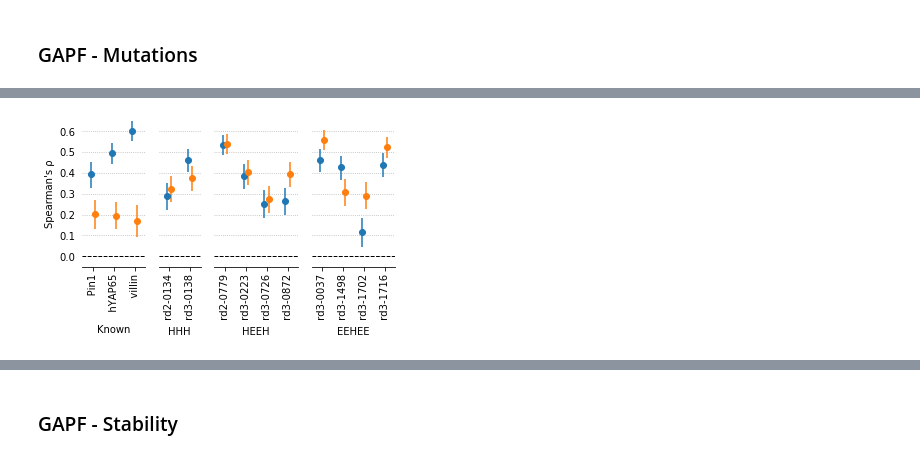
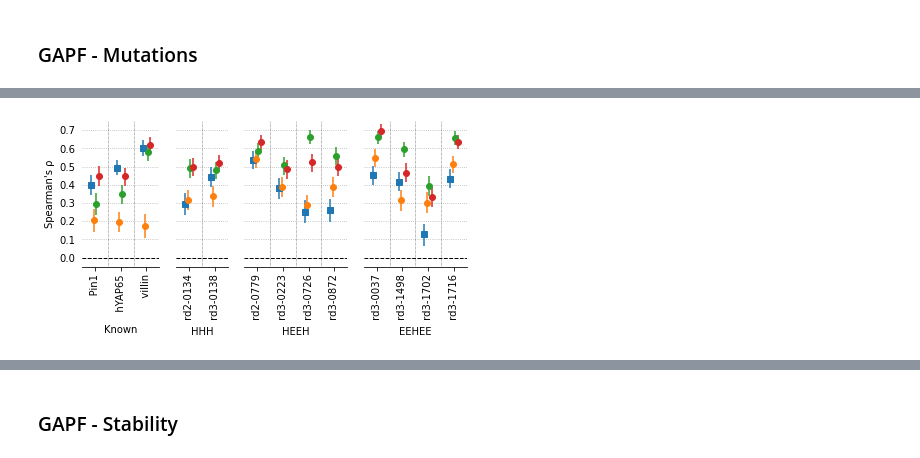
Before and after one commit to ostrokach/proteinsolver, a Jupyter notebook: notebooks/07_protein_analysis_figures.ipynb, the cells around one changed output, grey strips where cells are left out. Drawn from its saved outputs; the diff is of its cells as text; code cells hidden in the pictures.

```diff
--- a/notebooks/07_protein_analysis_figures.ipynb
+++ b/notebooks/07_protein_analysis_figures.ipynb
@@ -328,3 +675,3 @@ feature_to_name = {
 # %%
-protherm_correlations_df["label"] = protherm_correlations_df["feature"].map(feature_to_name)
+protherm_correlations_df["label"] = protherm_correlations_df["feature"].map(LABELS)
 protherm_correlations_df["name"] = "Protherm"
@@ -516,8 +846,7 @@ def to_name(s):
         return "Known", f"{s:>9s}"
 
 
-df = correlations_df.copy()
-df["group"], df["name"] = list(zip(*df["my_wt"].apply(to_name).values))
-df = df.sort_values("my_wt", ascending=False)
-
-df
+correlations_df["group"], correlations_df["name"] = list(
+    zip(*correlations_df["my_wt"].apply(to_name).values)
+)
+correlations_df = correlations_df.sort_values("my_wt", ascending=False)
@@ -541,0 +898,8 @@ df
+# %%
+dfs = []
+for group in reversed(sorted({k[0] for k in stat_dfs})):
+    names = sorted({k[1] for k in stat_dfs if k[0] == group})
+    for name in names:
+        df = stat_dfs[(group, name)]
+        dfs.append(df)
+mutation_stat_df = pd.concat(dfs, ignore_index=True, sort=False)
@@ -542,61 +914,79 @@ df
 # %%
-fig, axs = plt.subplots(1, 4, figsize=(5, 3), gridspec_kw={'width_ratios': [3, 2, 4, 4]})
+columns = [
+    "network_score_change",
+    #     "ingraham_neglogp_change",
+    "rosetta_score_change",
+    "ddg_monomer_change",
+    "cartesian_ddg_change",
+]
 
-for i, (group, gp) in enumerate(sorted(df.groupby("group"), key=lambda t: t[0], reverse=True)):
+fig, axs = plt.subplots(1, 4, figsize=(6, 3), gridspec_kw={"width_ratios": [3, 2, 4, 4]})
+
+for i, (group, gp) in enumerate(
+    sorted(
+        correlations_df[correlations_df["my_wt"] != "all"].groupby("group"),
+        key=lambda t: t[0],
+        reverse=True,
+    )
+):
     ax = axs[i]
+    gp = gp.sort_values("name")
 
-    gp = gp.sort_values("name")
-    gp_proteinsolver = gp[gp["x_col"] == "network_score_change"]
-    gp_rosetta = gp[gp["x_col"] == "rosetta_reu_change"]
-    assert len(gp) == len(gp_proteinsolver) + len(gp_rosetta)
-    assert (gp_proteinsolver["my_wt"].values == gp_proteinsolver["my_wt"].values).all()
+    width = 0.15  # the width of the bars
+    offsets = np.linspace(-width, width, len(columns))
 
-    x = np.arange(len(gp_proteinsolver))  # the label locations
-    width = 0.2  # the width of the bars
+    x = None
+    x_labels = None
+    for column_idx, column in enumerate(columns):
+        gp_column = gp[gp["feature"] == column]
+        if x is None:
+            x = np.arange(len(gp_column))
+            x_labels = gp_column["name"].values
+        else:
+            assert (x_labels == gp_column["name"].values).all()
+        rects = ax.errorbar(
+            x + offsets[column_idx],
+            gp_column["corr"].values,
+            fmt="o" if column not in ["network_score_change"] else "s",
+            #         width,
+            yerr=np.abs(
+                (
+                    gp_column[["corr_lower_bound", "corr_upper_bound"]].values
+                    - gp_column[["corr"]].values
+                ).T
+            ),
+            label=LABELS[column],
+        )
 
-    rects1 = ax.errorbar(
-        x - width / 2,
-        gp_proteinsolver["corr"].values,
-        fmt="o",
-        #         width,
-        yerr=gp_proteinsolver[["corr_lower_bound", "corr_upper_bound"]].values.T,
-        label="ProteinSolver",
-    )
-    rects1 = ax.errorbar(
-        x + width / 2,
-        gp_rosetta["corr"].values,
-        fmt="o",
-        #         width,
-        yerr=gp_rosetta[["corr_lower_bound", "corr_upper_bound"]].values.T,
-        label="Rosetta (fixbb)",
-    )
+    ylim = np.array([-0.05, 0.75])
+    ax.set_ylim(*ylim)
+    ax.set_yticks(np.arange(*(ylim + 0.05) * 10) / 10)
 
-    ax.set_ylim(-0.05, 0.65)
-
+    ax.vlines(np.arange(0.5, len(x) - 0.5), *ylim, linestyles=":", linewidth=0.5)
     ax.set_xticks(x)
-    ax.set_xticklabels(gp_proteinsolver["name"].values, rotation="vertical")
+    ax.set_xticklabels(x_labels, rotation="vertical")
     ax.set_xlabel(group)
     ax.set_xlim(x[0] - 0.5, x[-1] + 0.5)
     ax.hlines(0, x[0] - 0.5, x[-1] + 0.5, linestyles="--", linewidth=1)
 
     if i == 0:
         ax.set_ylabel("Spearman's ρ")
 
     if i > 0:
         ax.set_yticklabels("")
 
     for tic in ax.yaxis.get_major_ticks():
         tic.tick1line.set_visible(False)
         tic.tick2line.set_visible(False)
 
     ax.spines["top"].set_visible(False)
     ax.spines["right"].set_visible(False)
     ax.spines["left"].set_visible(False)
     ax.grid(axis="y", linestyle=":")
 
-fig.subplots_adjust(left=0.11, bottom=0.325, top=1, right=0.98)
+fig.subplots_adjust(left=0.09, bottom=0.325, top=1, right=0.98)
 fig.savefig(NOTEBOOK_PATH.joinpath("gapf-mutation-correlations.pdf"))
 fig.savefig(NOTEBOOK_PATH.joinpath("gapf-mutation-correlations.svg"))
 fig.savefig(NOTEBOOK_PATH.joinpath("gapf-mutation-correlations.png"), dpi=300)
 # %% [output]
-[figure, old version]
+[figure, new version]
```
Also changed, not shown: parts of 99 cells of this notebook, 4 other files.
